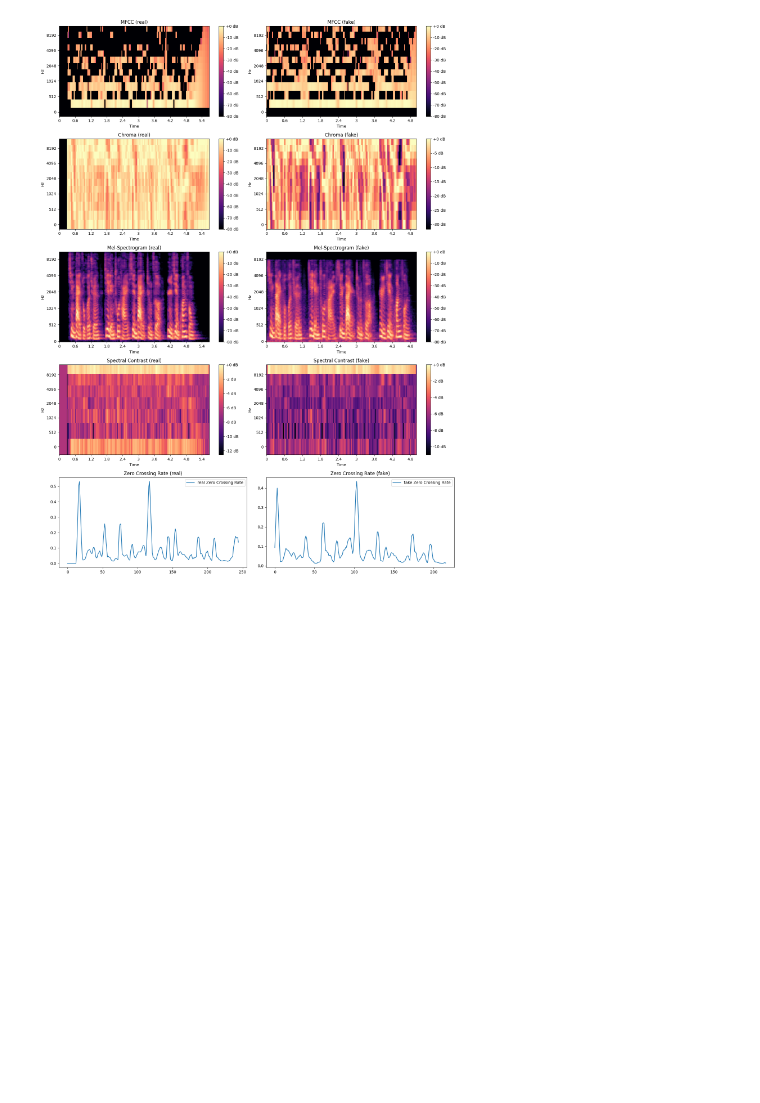
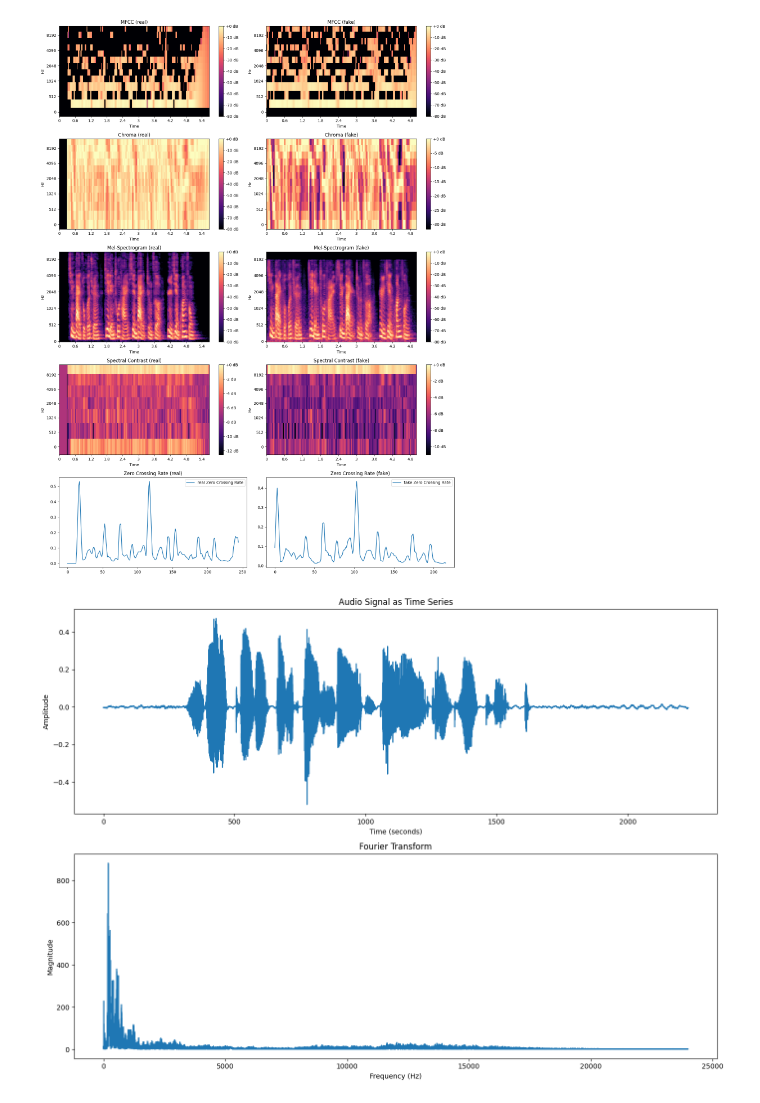
Before and after one commit to iajaykarthick/audio-deepfake-detection, a Jupyter notebook: notebooks/explore_audio.ipynb, the cells around one changed output. Cells and saved outputs as stored; diff of their text form; code cells hidden in the pictures; blank space fills up the shorter version.

```diff
--- a/notebooks/explore_audio.ipynb
+++ b/notebooks/explore_audio.ipynb
@@ -13,6 +93,7 @@ import librosa.display
 from utils.config import load_config
 # %%
 config = load_config()
-train_dir_path = config['data_paths']['train_raw_path']
+# train_dir_path = config['data_paths']['train_raw_path']
+train_dir_path = config['data_paths']['train_flac_raw_path']
 train_dir_path
 # %% [output]
@@ -89,3 +152,41 @@ extract_and_plot_features(audio_file, fake_number=1)
 # %% [output]
 22050 22050
 [figure]
+# %%
+def plot_audio_signal(file_path):
+    # Load the FLAC file using LibROSA
+    audio, sample_rate = librosa.load(file_path, sr=None)
+
+    # Create a time axis in seconds
+    time = librosa.times_like(audio, sr=sample_rate)
+
+    # Compute the Fourier Transform
+    fft = np.fft.fft(audio)
+    fft_freq = np.fft.fftfreq(len(fft), 1/sample_rate)
+
+    # Take only the positive part of the spectrum
+    fft_magnitude = np.abs(fft)[:len(fft)//2]
+    fft_freq = fft_freq[:len(fft)//2]
+
+    # Plot the audio signal and its Fourier Transform
+    fig, (ax1, ax2) = plt.subplots(2, 1, figsize=(14, 10))
+
+    # Time domain plot
+    ax1.plot(time, audio)
+    ax1.set_title('Audio Signal as Time Series')
+    ax1.set_xlabel('Time (seconds)')
+    ax1.set_ylabel('Amplitude')
+
+    # Frequency domain plot
+    ax2.plot(fft_freq, fft_magnitude)
+    ax2.set_title('Fourier Transform')
+    ax2.set_xlabel('Frequency (Hz)')
+    ax2.set_ylabel('Magnitude')
+
+    plt.tight_layout()
+    plt.show()
+
+file_path = os.path.join(train_dir_path, 'p238_025.flac')
+plot_audio_signal(file_path)
+# %% [output]
+[figure, added]
```
Also changed, not shown: parts of 14 cells of this notebook, 1 other file.
